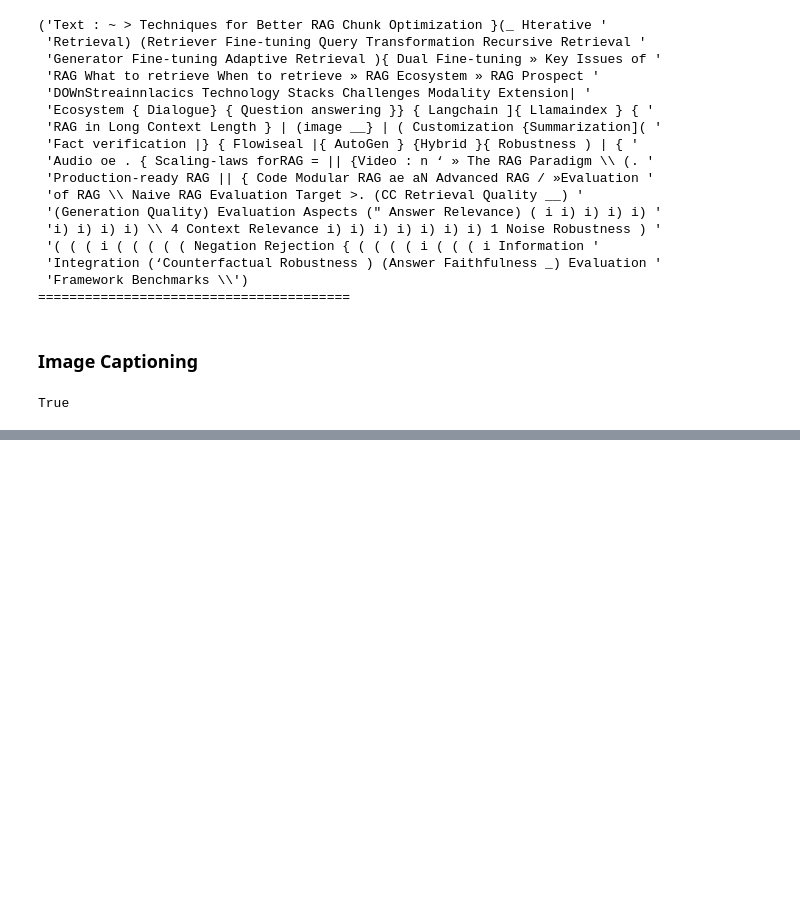
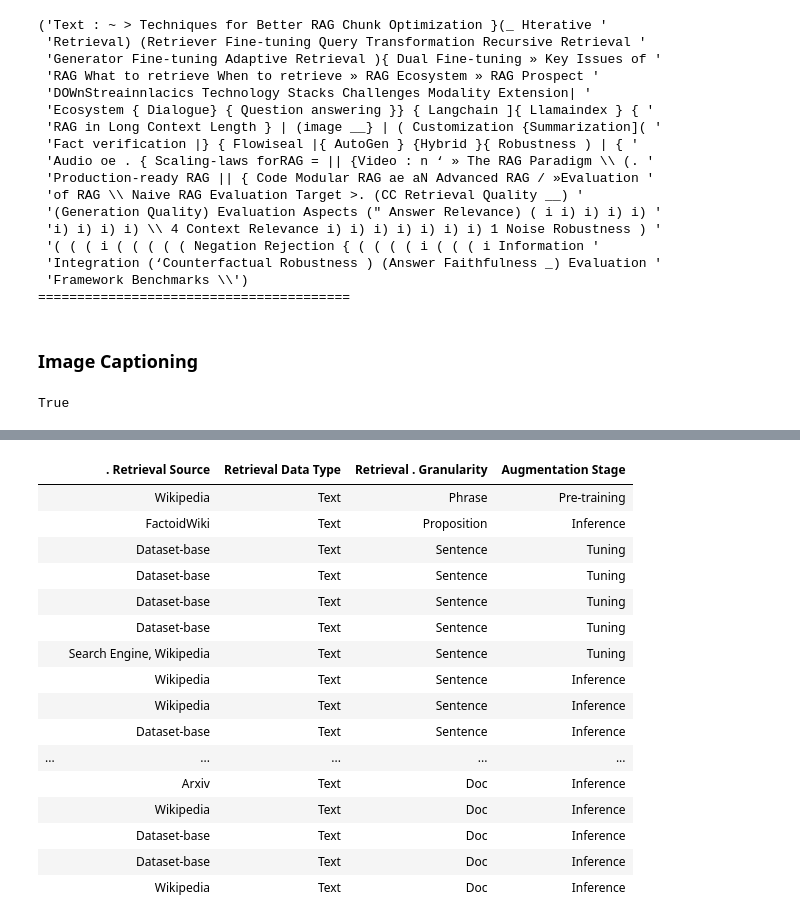
Before and after one commit to mkr9395/multi_doc1, a Jupyter notebook: test.ipynb, the cells around one changed output, grey strips where cells are left out. Saved outputs shown, nothing was run; the diff lists cells and outputs as text; code cells hidden in the pictures; blank space fills up the shorter version.

Commit message:
image and table captioning done

```diff
--- a/test.ipynb
+++ b/test.ipynb
@@ -332,0 +378,7 @@ import google.genera
+# %%
+# Print the indices of chunks that are Table
+table_indices = []
+for idx,i in enumerate(raw_chunks):
+    if isinstance(i, Table):
+        print(idx)
+        table_indices.append(idx)
@@ -332,0 +392,8 @@ import google.genera
+# %%
+table_data = []
+
+for idx, element in enumerate(raw_chunks):
+    if isinstance(element, Table):
+        table_data.append({
+            "table_as_html" : element.metadata.text_as_html
+        })
@@ -332,0 +423,24 @@ import google.genera
+# %%
+# Display the first table's HTML representation
+def display_table_as_html(table_html):
+    display(HTML(table_html))
+# %%
+display_table_as_html(table_data[0]["table_as_html"])
+# %% [output]
+|  | . Retrieval Source | Retrieval Data Type | Retrieval . Granularity | Augmentation Stage |
+|  | Wikipedia | Text | Phrase | Pre-training |
+|  | FactoidWiki | Text | Proposition | Inference |
+|  | Dataset-base | Text | Sentence | Tuning |
+|  | Dataset-base | Text | Sentence | Tuning |
+|  | Dataset-base | Text | Sentence | Tuning |
+|  | Dataset-base | Text | Sentence | Tuning |
+|  | Search Engine, Wikipedia | Text | Sentence | Tuning |
+|  | Wikipedia | Text | Sentence | Inference |
+|  | Wikipedia | Text | Sentence | Inference |
+|  | Dataset-base | Text | Sentence | Inference |
+| ... | ... | ... | ... | ... |
+|  | Arxiv | Text | Doc | Inference |
+|  | Wikipedia | Text | Doc | Inference |
+|  | Dataset-base | Text | Doc | Inference |
+|  | Dataset-base | Text | Doc | Inference |
+|  | Wikipedia | Text | Doc | Inference |
```
Also changed, not shown: parts of 11 cells of this notebook.
